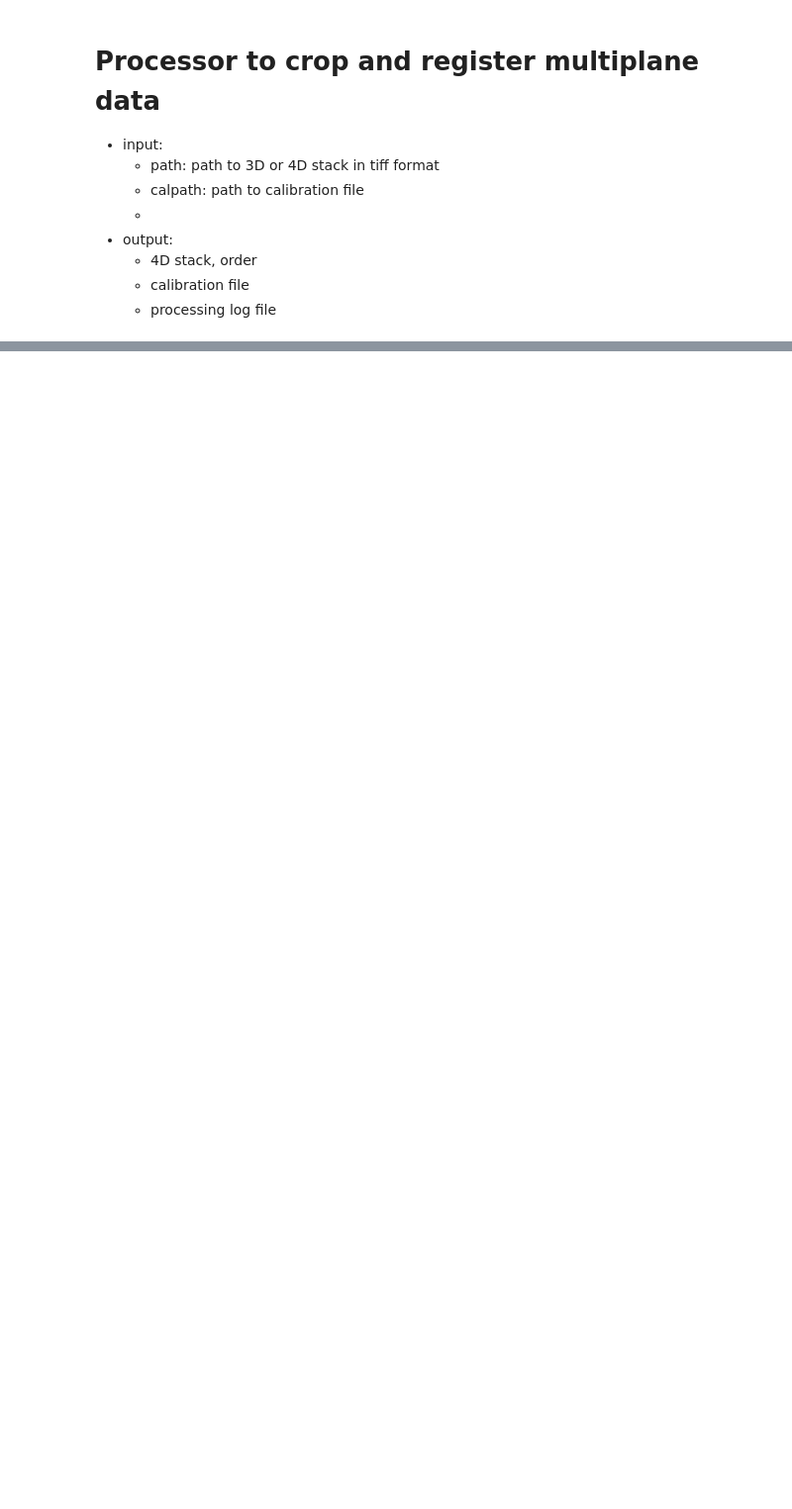
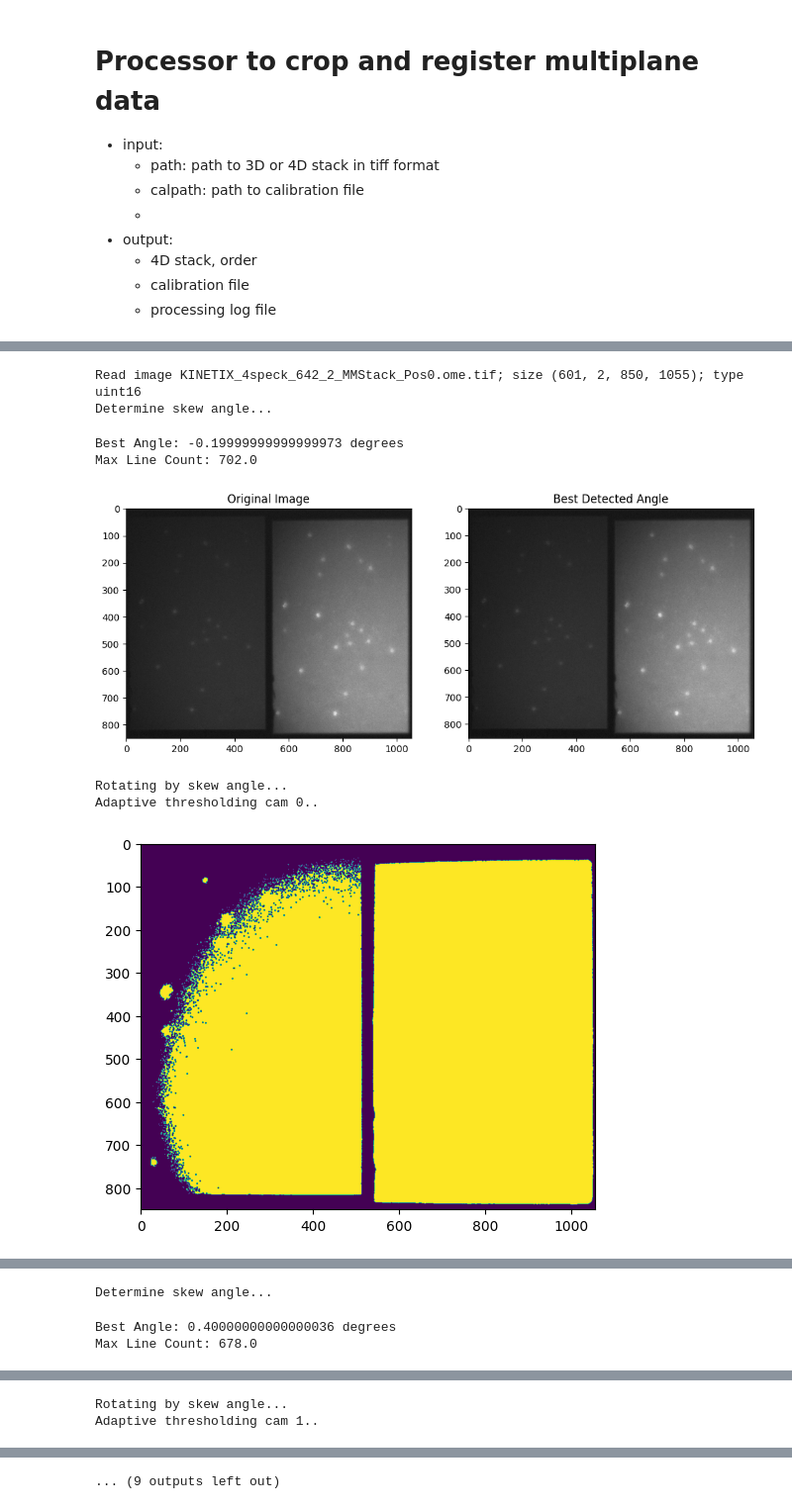
Before and after one commit to moengels/mp_proc, a Jupyter notebook: main_processing.ipynb, the cells around one changed output, grey strips where cells are left out. Shown at 99% size. Drawn from its saved outputs; the diff is of its cells as text; code cells hidden in the pictures; blank space fills up the shorter version.

Commit message:
added keypoint matching and bead based transformation estimation

```diff
--- a/main_processing.ipynb
+++ b/main_processing.ipynb
@@ -27,2 +49,11 @@ proc.cal
 # %%
-proc.calibrate(is_bead = False)
+proc.calibrate(is_bead = True)
+# %% [output]
+Read image KINETIX_4speck_642_2_MMStack_Pos0.ome.tif; size (601, 2, 850, 1055); type uint16
+Determine skew angle...
+Best Angle: -0.19999999999999973 degrees
+Max Line Count: 702.0
+[figure, added]
+Rotating by skew angle...
+Adaptive thresholding cam 0..
+[figure, added]
@@ -28,0 +61,3 @@ proc.calibrate(is_bead = False)
+Determine skew angle...
+Best Angle: 0.40000000000000036 degrees
+Max Line Count: 678.0
@@ -28,0 +65,2 @@ proc.calibrate(is_bead = False)
+Rotating by skew angle...
+Adaptive thresholding cam 1..
@@ -29,3 +69,4 @@ proc.calibrate(is_bead = False)
+... (9 outputs left out)
 # %%
 proc.check_calibration()
 # %%
```
Also changed, not shown: parts of 23 cells of this notebook, 1 other file.
